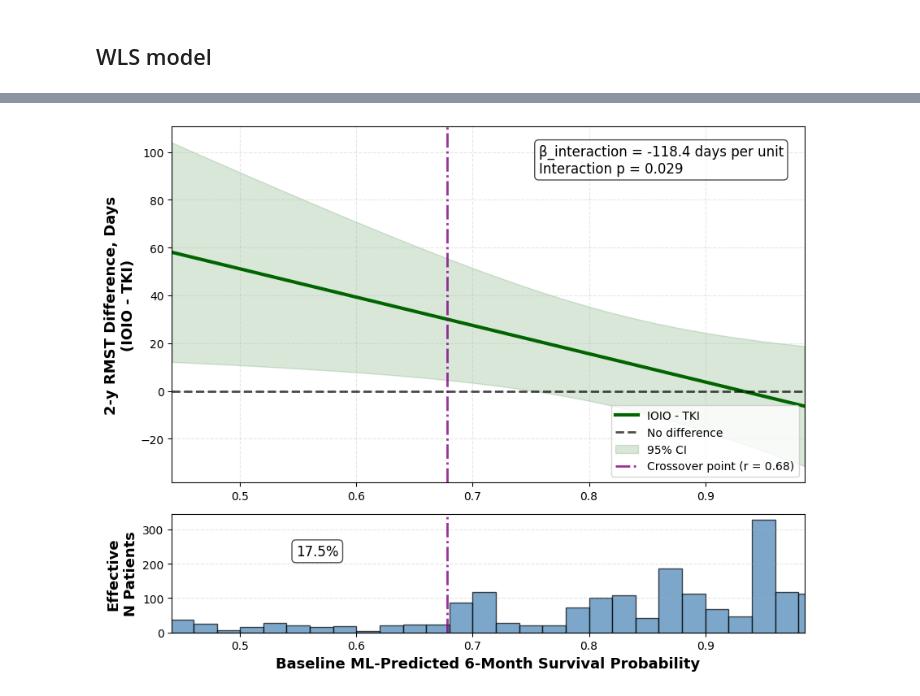
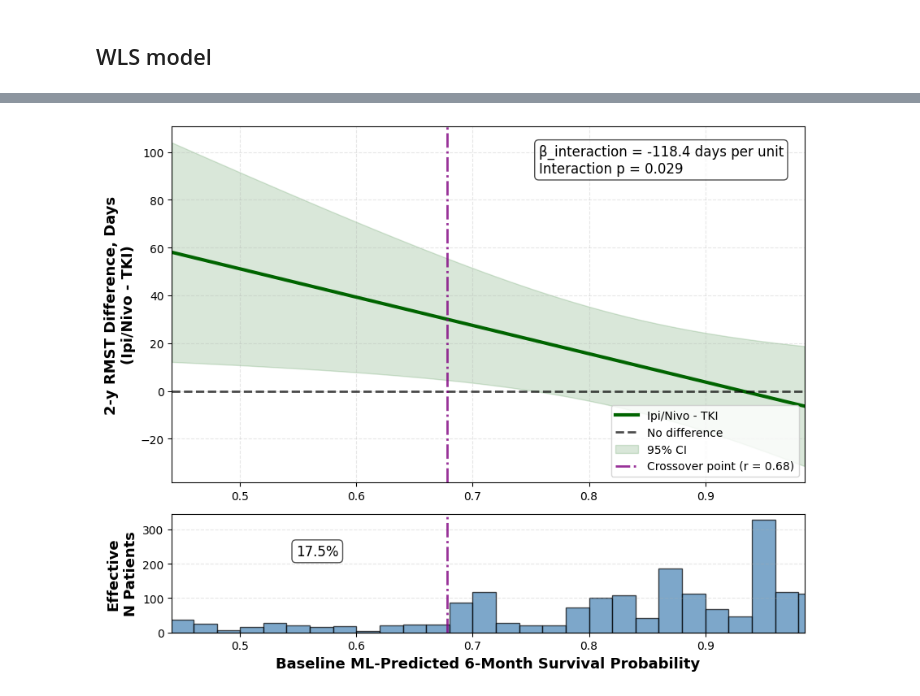
Before and after one commit to xavier-orcutt/io-heterogeneity, a Jupyter notebook: mRCC/notebooks/wls_rmst.ipynb, the cells around one changed output, grey strips where cells are left out. Saved outputs shown, nothing was run; the diff lists cells and outputs as text; code cells hidden in the pictures.

```diff
--- a/mRCC/notebooks/wls_rmst.ipynb
+++ b/mRCC/notebooks/wls_rmst.ipynb
@@ -198,7 +198,7 @@ effect_2y_df = calculate_treatment_effect_curve_rmst(
 fig, (ax1, ax2) = plt.subplots(2, 1, figsize = (9, 7), gridspec_kw = {'height_ratios': [3, 1]})
 
 ax1.plot(effect_2y_df['baseline'], effect_2y_df['treatment_effect'],
-         linewidth = 3, color = 'darkgreen', label = 'IOIO - TKI')
+         linewidth = 3, color = 'darkgreen', label = 'Ipi/Nivo - TKI')
 
 ax1.axhline(y = 0, color = 'black', linestyle = '--', linewidth = 2, alpha = 0.7, label = 'No difference')
 
@@ -223,7 +223,7 @@ if crossover_in_range:
     ax1.axvline(x = crossover_survival_estimate, color = 'purple', alpha = 0.8, linestyle = '-.', linewidth = 2,
                label = f'Crossover point (r = {crossover_survival_estimate:.2f})')
 
-ax1.set_ylabel('2-y RMST Difference, Days\n(IOIO - TKI)', fontsize = 13, fontweight = 'bold')
+ax1.set_ylabel('2-y RMST Difference, Days\n(Ipi/Nivo - TKI)', fontsize = 13, fontweight = 'bold')
 
 ax1.legend(fontsize = 10, loc = 'lower right')
 ax1.grid(alpha = 0.3, linestyle = '--')
@@ -256,35 +256,35 @@ ax2.hist(overlap_df['psurv_180_calibrated'],
          weights = overlap_df['overlap_weight'],
          alpha = 0.7,
          edgecolor = 'black',
          color = 'steelblue')
 
 # Add crossover line to bottom panel if in range
 if crossover_in_range:
     ax2.axvline(x = crossover_survival_estimate, color = 'purple', alpha = 0.8, linestyle = '-.', linewidth = 2)
 
     # Calculate weighted percentile below crossover
     weighted_pct_below = (
         overlap_df.loc[overlap_df['psurv_180_calibrated'] <= crossover_survival_estimate, 'overlap_weight'].sum() /
         overlap_df['overlap_weight'].sum() * 100
     )
 
     # Add percentile annotation
     ax2.text(crossover_survival_estimate - 0.13, ax2.get_ylim()[1]*0.65,
              f"{weighted_pct_below:.1f}%",
              ha = 'left', fontsize = 12,
              bbox = dict(boxstyle = 'round', facecolor = 'white', alpha = 0.7))
 
 ax2.set_xlabel('Baseline ML-Predicted 6-Month Survival Probability', fontsize = 13, fontweight = 'bold')
 ax2.set_ylabel('Effective\nN Patients', fontsize = 13, fontweight = 'bold')
 ax2.set_xlim([psurv_grid.min(), psurv_grid.max()])
 ax2.grid(alpha = 0.3, linestyle = '--', axis = 'y')
 
 plt.tight_layout()
-#plt.savefig('../outputs/wls_rmst_2y.pdf', format = 'pdf', bbox_inches = 'tight')
+plt.savefig('../outputs/wls_rmst_2y.pdf', format = 'pdf', bbox_inches = 'tight')
 plt.show()
 
-# Save crossover survival estimate
-#with open('../outputs/crossover_survival_estimate.txt', 'w') as f:
-#    f.write(str(crossover_survival_estimate))
+# Save 30d crossover survival estimate
+with open('../outputs/crossover_survival_estimate.txt', 'w') as f:
+    f.write(str(crossover_survival_estimate))
 # %% [output]
-[figure, old version]
+[figure, new version]
```
Also changed, not shown: parts of 4 cells of this notebook, 4 other files.
